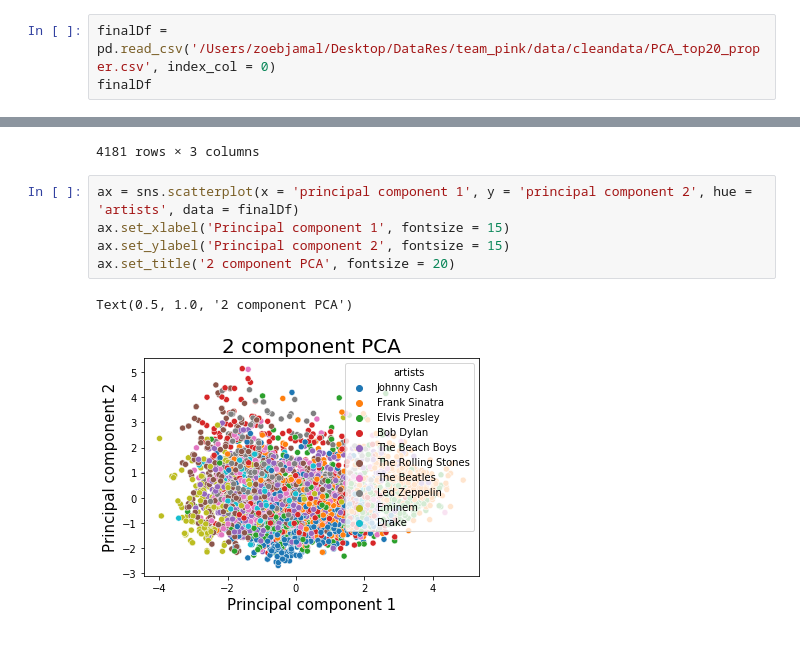
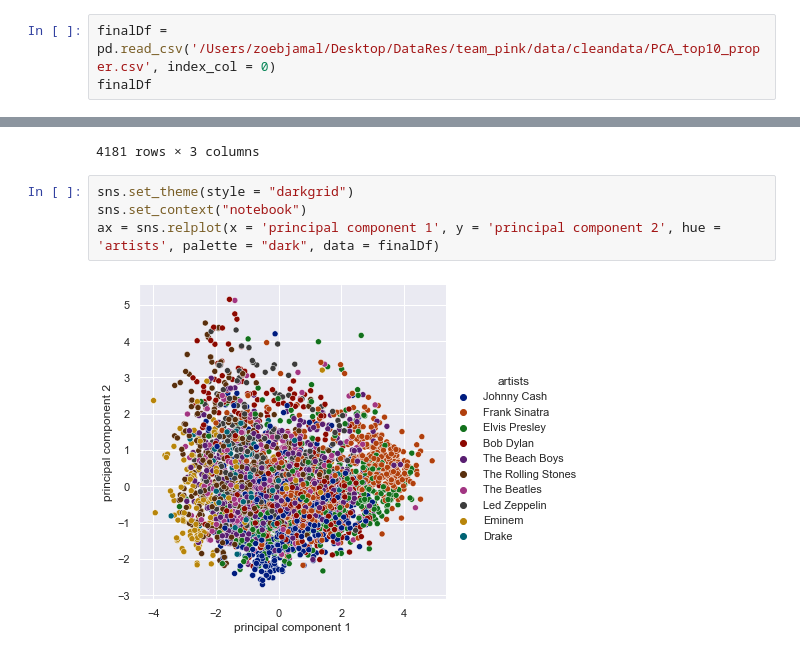
Before and after one commit to datares/TeamPink, a Jupyter notebook: analysis/PCA_top10.ipynb, the cells around one changed output, grey strips where cells are left out. Drawn from its saved outputs; the diff is of its cells as text.

```diff
--- a/analysis/PCA_top10.ipynb
+++ b/analysis/PCA_top10.ipynb
@@ -146,7 +146,7 @@ principalDf
 | 4180 | -1.350222 | 0.535021 |
 4181 rows × 2 columns
 # %%
-finalDf = pd.read_csv('/Users/zoebjamal/Desktop/DataRes/team_pink/data/cleandata/PCA_top20_proper.csv', index_col = 0)
+finalDf = pd.read_csv('/Users/zoebjamal/Desktop/DataRes/team_pink/data/cleandata/PCA_top10_proper.csv', index_col = 0)
 finalDf
 # %% [output]
 |  | principal component 1 | principal component 2 | artists |
@@ -162,11 +162,9 @@ finalDf
 | 4179 | -0.192594 | -0.115336 | Drake |
 | 4180 | -1.350222 | 0.535021 | Eminem |
 4181 rows × 3 columns
-# %%
-ax = sns.scatterplot(x = 'principal component 1', y = 'principal component 2', hue = 'artists', data = finalDf)
-ax.set_xlabel('Principal component 1', fontsize = 15)
-ax.set_ylabel('Principal component 2', fontsize = 15)
-ax.set_title('2 component PCA', fontsize = 20)
-# %% [output]
-Text(0.5, 1.0, '2 component PCA')
-[figure, removed]
+# %%
+sns.set_theme(style = "darkgrid")
+sns.set_context("notebook")
+ax = sns.relplot(x = 'principal component 1', y = 'principal component 2', hue = 'artists', palette = "dark", data = finalDf)
+# %% [output]
+[figure, added]
```
Also changed, not shown: 10 other files.
